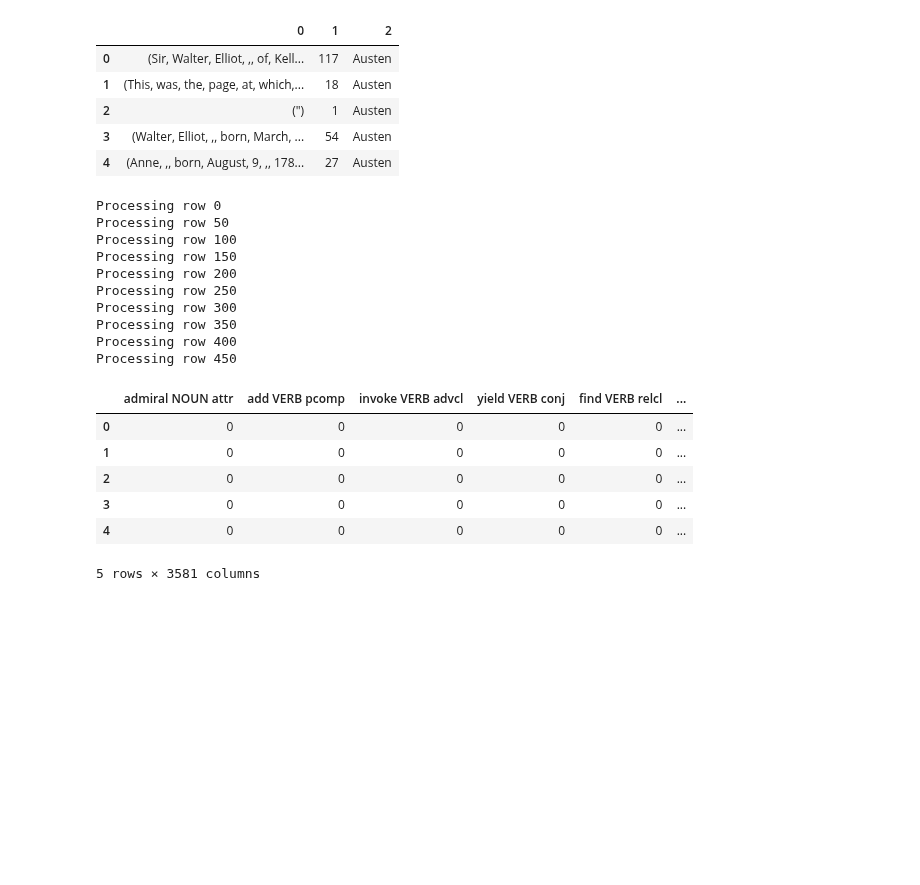
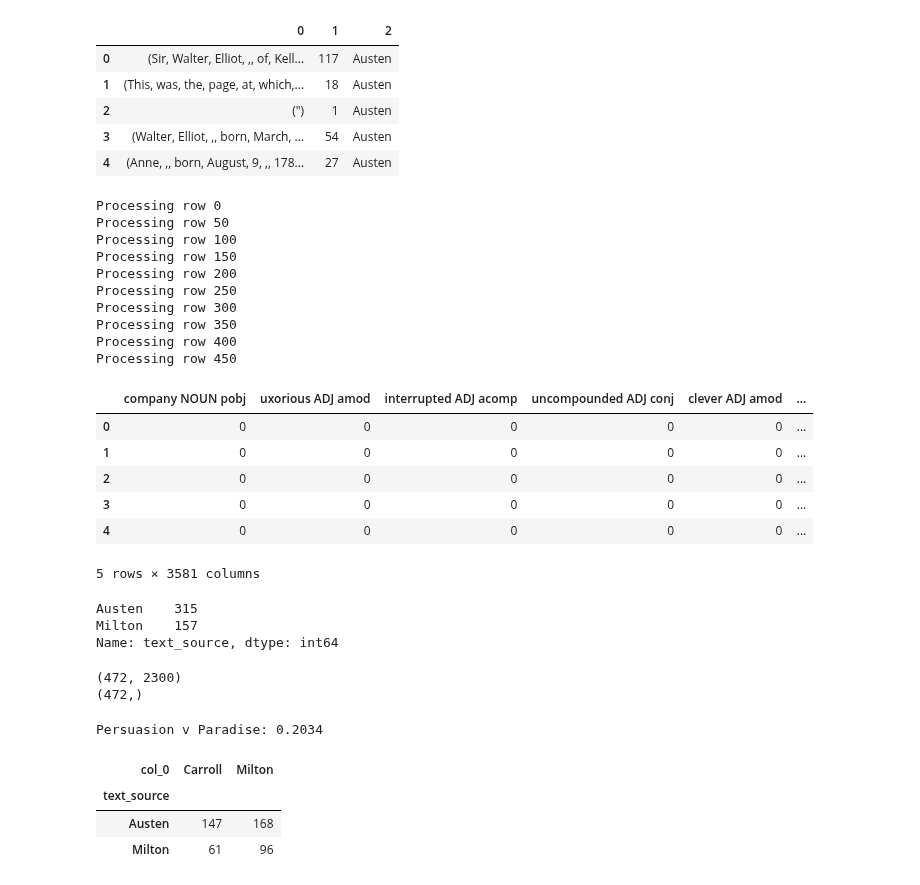
Before and after one commit to 26Jinx/Thinkful, a Jupyter notebook: Unit4/4_Natural_Language_Processing/2_Supervised_NLP.ipynb, the cells around one changed output. Saved outputs shown, nothing was run; the diff lists cells and outputs as text; code cells hidden in the pictures; blank space fills up the shorter version.

Commit message:
finishing persuasion vs paradise

```diff
--- a/Unit4/4_Natural_Language_Processing/2_Supervised_NLP.ipynb
+++ b/Unit4/4_Natural_Language_Processing/2_Supervised_NLP.ipynb
@@ -391,11 +388,12 @@ max      187.000000
 Name: sentence_len, dtype: float64
 # %%
 # median length is 22. So let's say under 18 is short, 19-35 is medium and over 35 is long.
-condition = [words_mod_count['sentence_len']<18,
-            (words_mod_count['sentence_len']>18 and words_mod_count['sentence_len']<36),
-             words_mod_count['sentence_len']>36]
+# 0=short, 1=medium, 2=long
+condition = [(words_mod_count['sentence_len']<18),
+             (words_mod_count['sentence_len']>18) & (words_mod_count['sentence_len']<36),
+             (words_mod_count['sentence_len']>36)]
 
-choice = ['short', 'medium', 'long']
+choice = [0, 1, 2]
 
 words_mod_count['sentence_len'] = np.select(condition, choice)
-wor
+words_mod_count.head()
@@ -629,8 +619,8 @@ pd.crosstab(y_test, y_pred)
 ### Persuasion vs Paradise
 # %%
 # Combine the sentences from the two novels into one data frame.
-sentences_mod = pd.DataFrame(persuasion_sents_mod + paradise_sents_mod)
-sentences_mod.head()
+persu_para_sents = pd.DataFrame(persuasion_sents_mod + paradise_sents)
+persu_para_sents.head()
 # %% [output]
 |  | 0 | 1 | 2 |
 | 0 | (Sir, Walter, Elliot, ,, of, Kell... | 117 | Austen |
@@ -640,26 +630,56 @@ sentences_mod.head()
 | 4 | (Anne, ,, born, August, 9, ,, 178... | 27 | Austen |
 # %%
 # bow for paradise and alice
-commonwords_mod = set(persuasionwords_mod + paradisewords_mod)
+persu_para_words = set(persuasionwords_mod + paradisewords_mod)
 # %%
 # get dataframe
-words_mod_count = bow_mod_features(sentences_mod, commonwords_mod)
-words_mod_count.head()
+persu_para_count = bow_mod_features(persu_para_sents, persu_para_words)
+persu_para_count.head()
 # %% [output]
 Processing row 0
 Processing row 50
 Processing row 100
 Processing row 150
 Processing row 200
 Processing row 250
 Processing row 300
 Processing row 350
 Processing row 400
 Processing row 450
-|  | admiral NOUN attr | add VERB pcomp | invoke VERB advcl | yield VERB conj | find VERB relcl | ... |
+|  | company NOUN pobj | uxorious ADJ amod | interrupted ADJ acomp | uncompounded ADJ conj | clever ADJ amod | ... |
 | 0 | 0 | 0 | 0 | 0 | 0 | ... |
 | 1 | 0 | 0 | 0 | 0 | 0 | ... |
 | 2 | 0 | 0 | 0 | 0 | 0 | ... |
 | 3 | 0 | 0 | 0 | 0 | 0 | ... |
 | 4 | 0 | 0 | 0 | 0 | 0 | ... |
 5 rows × 3581 columns
+# %%
+persu_para_count['text_source'].value_counts()
+# %% [output]
+Austen    315
+Milton    157
+Name: text_source, dtype: int64
+# %%
+# Wow. Many columns.
+# shape df accordingly
+X_persu_para = persu_para_count.drop(['text_sentence', 'text_source'], axis=1).sample(2300, axis=1)
+y_persu_para = persu_para_count['text_source']
+
+print(X_persu_para.shape)
+print(y_persu_para.shape)
+# %% [output]
+(472, 2300)
+(472,)
+# %%
+# Let's see how this dataset does with the initial model
+print('Persuasion v Paradise: %0.4f' % model.score(X_persu_para, y_persu_para))
+# %% [output]
+Persuasion v Paradise: 0.2034
+# %%
+y_pred2 = model.predict(X_persu_para)
+pd.crosstab(y_persu_para, y_pred2)
+# %% [output]
+| col_0 | Carroll | Milton |
+| text_source |  |  |
+| Austen | 147 | 168 |
+| Milton | 61 | 96 |
```
Also changed, not shown: parts of 17 cells of this notebook.
